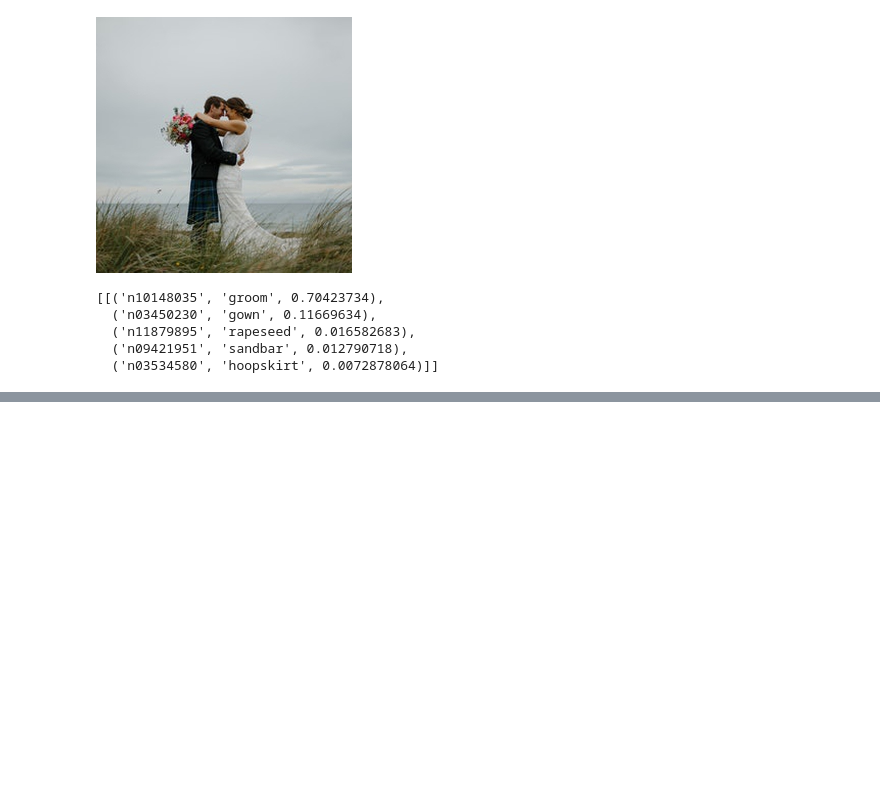
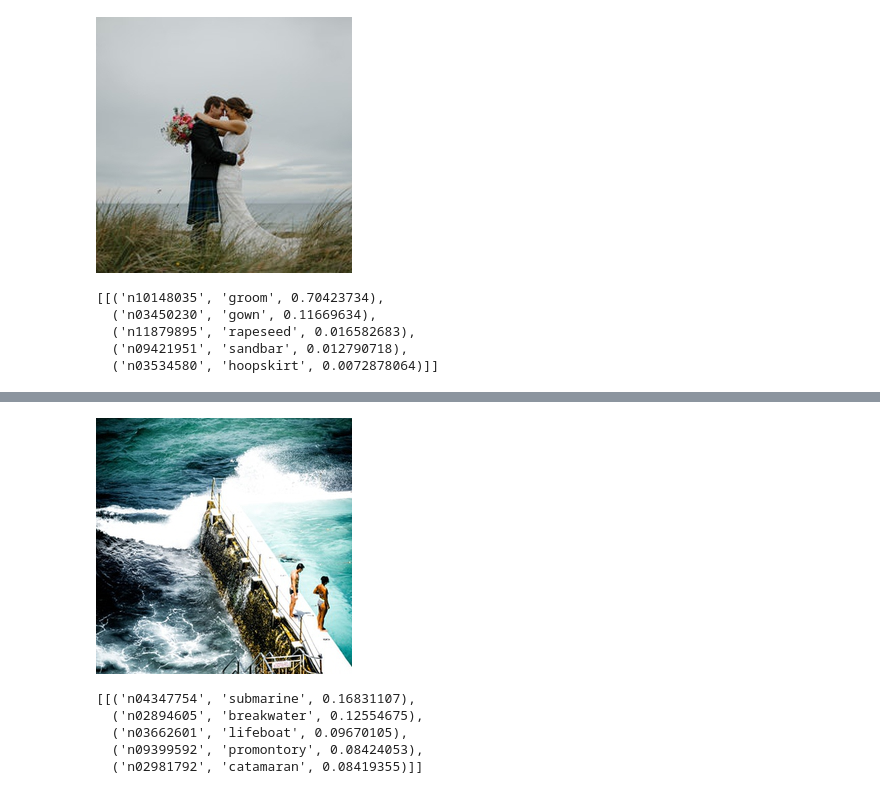
Before and after one commit to Foyezz/Data-Sciece-and-ML-Bootcamp-, a Jupyter notebook: Neural_Net_Image_Classification/Neural_Net_Pretrained_Image_Classification.ipynb, the cells around one changed output, grey strips where cells are left out. Drawn from its saved outputs; the diff is of its cells as text; code cells hidden in the pictures; blank space fills up the shorter version.

Commit message:
Testing VGG19 Model

```diff
--- a/Neural_Net_Image_Classification/Neural_Net_Pretrained_Image_Classification.ipynb
+++ b/Neural_Net_Image_Classification/Neural_Net_Pretrained_Image_Classification.ipynb
@@ -92,0 +100,10 @@ decode_predictions(prediction)
+# %%
+preprocess_input# Function for for preprocessing the image
+
+def format_img_vgg19(filename):
+  pic = load_img(filename, target_size = (224, 224))
+  pic_arr = img_to_array(pic)
+  expanded = np.expand_dims(pic_arr, axis = 0)
+  return vgg19_input(expanded)
+# %%
+vgg19_model = VGG19()
@@ -92,0 +113,6 @@ decode_predictions(prediction)
+# %%
+data = format_img_vgg19(file_3)
+prediction = vgg19_model.predict(data)
+display(load_img(file_3))
+decode_vgg19(prediction)
+# %% [output]
@@ -92,0 +120,6 @@ decode_predictions(prediction)
+[figure, added]
+[[('n04347754', 'submarine', 0.16831107),
+  ('n02894605', 'breakwater', 0.12554675),
+  ('n03662601', 'lifeboat', 0.09670105),
+  ('n09399592', 'promontory', 0.08424053),
+  ('n02981792', 'catamaran', 0.08419355)]]
```
Also changed, not shown: parts of 5 cells of this notebook.
